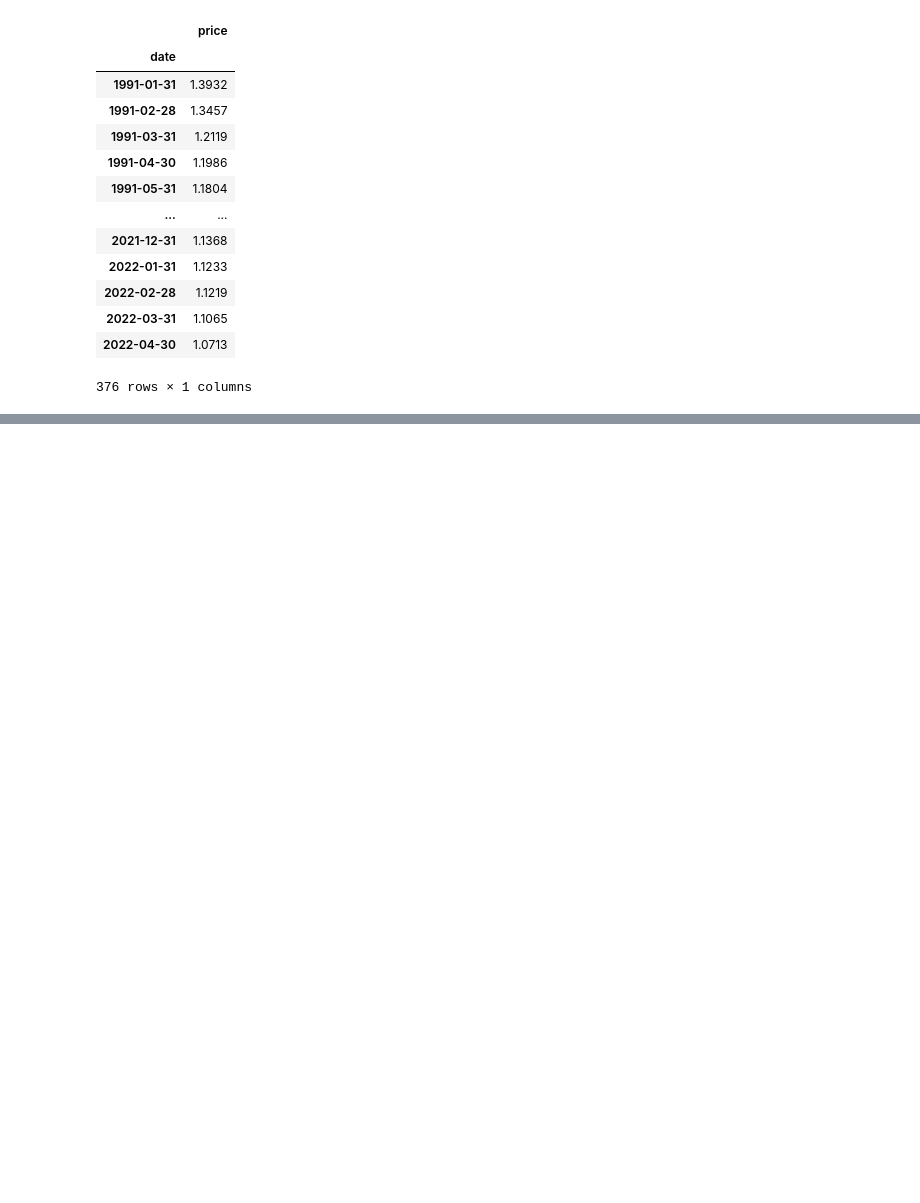
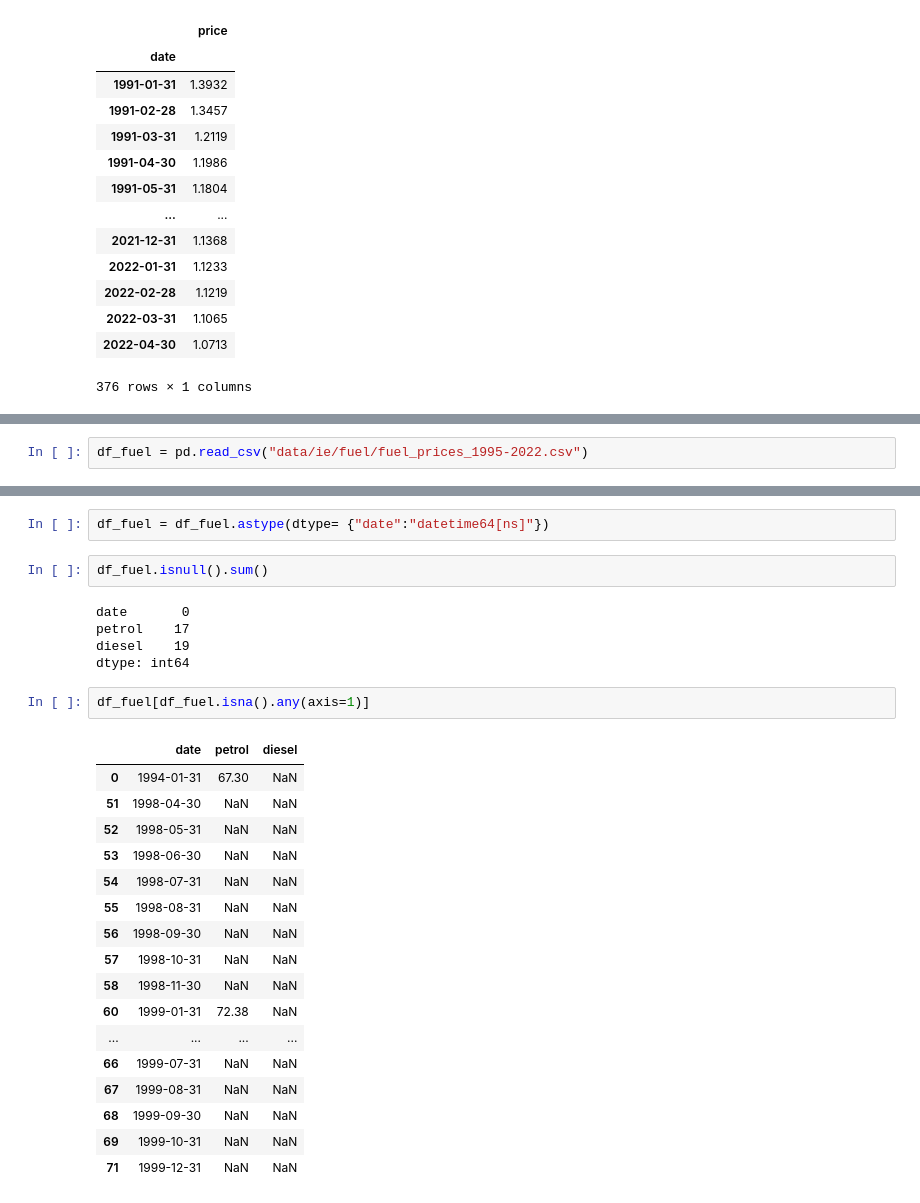
Before and after one commit to trentsteel777/CA2, a Jupyter notebook: DataPrep.ipynb, the cells around one changed output, grey strips where cells are left out. Cells and saved outputs as stored; diff of their text form; blank space fills up the shorter version.

```diff
--- a/DataPrep.ipynb
+++ b/DataPrep.ipynb
@@ -1724,0 +1737,2 @@ df_temp
+# %%
+df_fuel = pd.read_csv("data/ie/fuel/fuel_prices_1995-2022.csv")
@@ -1724,0 +1768,29 @@ df_temp
+# %%
+df_fuel = df_fuel.astype(dtype= {"date":"datetime64[ns]"})
+# %%
+df_fuel.isnull().sum()
+# %% [output]
+date       0
+petrol    17
+diesel    19
+dtype: int64
+# %%
+df_fuel[df_fuel.isna().any(axis=1)]
+# %% [output]
+|  | date | petrol | diesel |
+| 0 | 1994-01-31 | 67.30 | NaN |
+| 51 | 1998-04-30 | NaN | NaN |
+| 52 | 1998-05-31 | NaN | NaN |
+| 53 | 1998-06-30 | NaN | NaN |
+| 54 | 1998-07-31 | NaN | NaN |
+| 55 | 1998-08-31 | NaN | NaN |
+| 56 | 1998-09-30 | NaN | NaN |
+| 57 | 1998-10-31 | NaN | NaN |
+| 58 | 1998-11-30 | NaN | NaN |
+| 60 | 1999-01-31 | 72.38 | NaN |
+| ... | ... | ... | ... |
+| 66 | 1999-07-31 | NaN | NaN |
+| 67 | 1999-08-31 | NaN | NaN |
+| 68 | 1999-09-30 | NaN | NaN |
+| 69 | 1999-10-31 | NaN | NaN |
+| 71 | 1999-12-31 | NaN | NaN |
```
Also changed, not shown: parts of 131 cells of this notebook, 8 other files.
